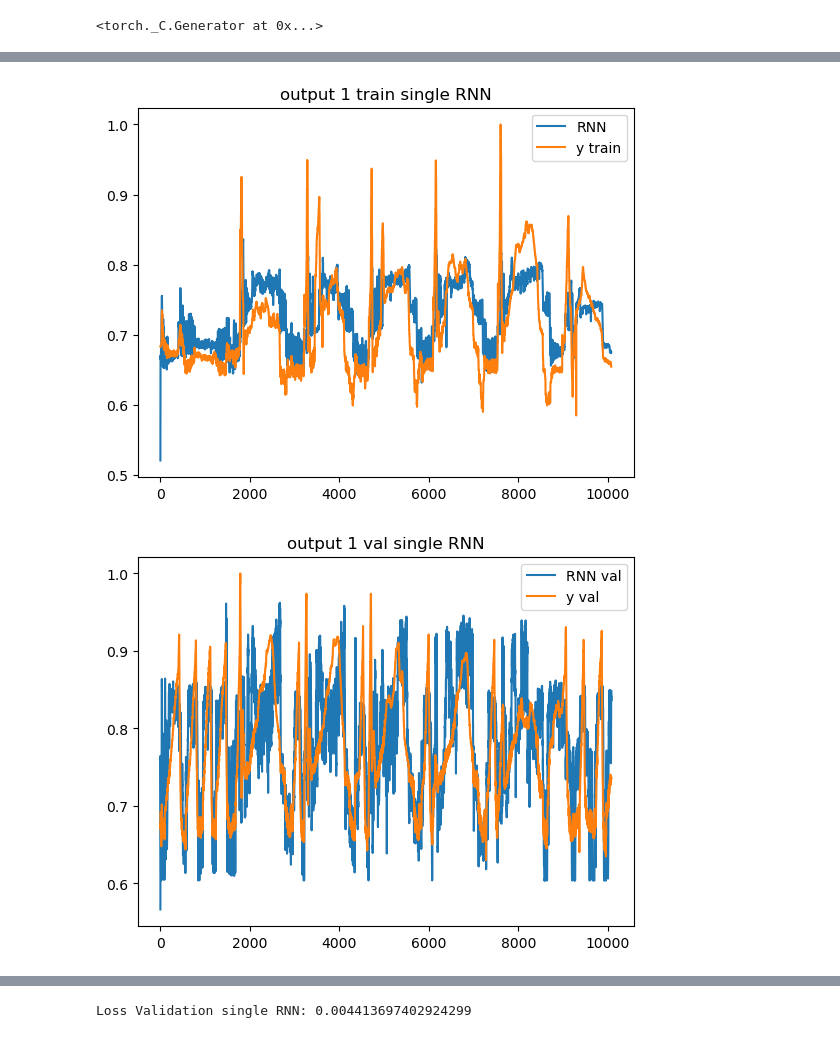
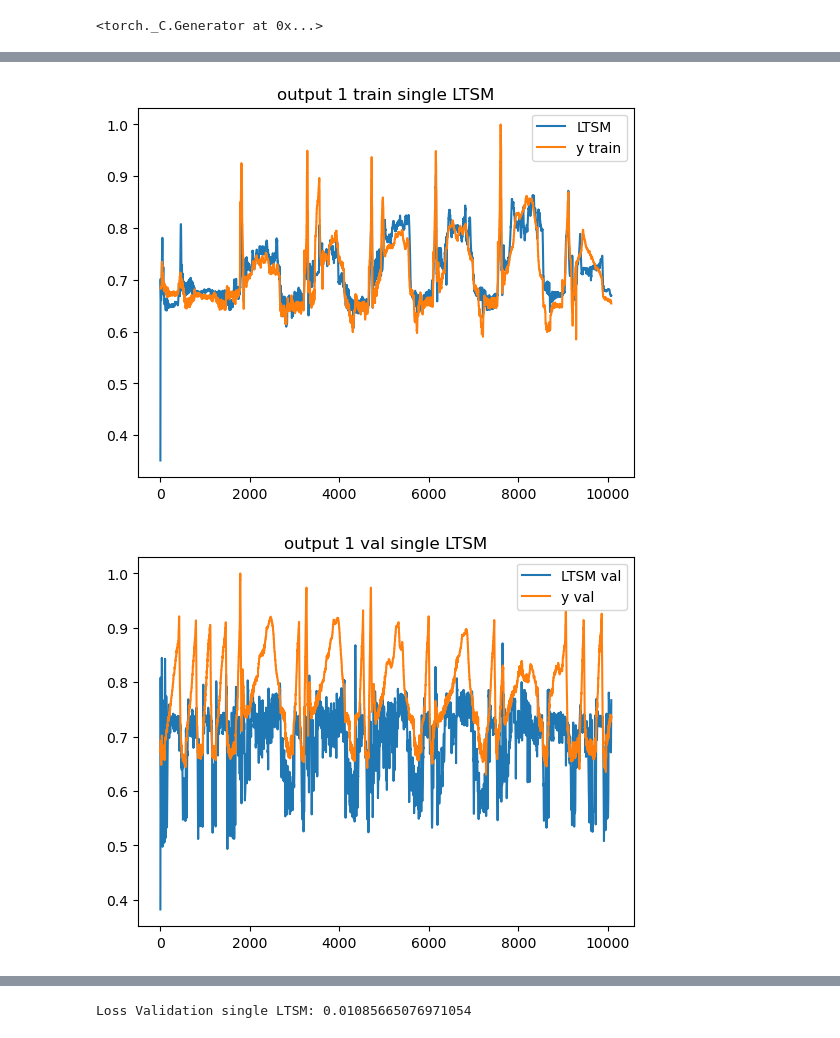
Before and after one commit to adepinel/SysID_RNN_modif, a Jupyter notebook: notebook1LTSM.ipynb, the cells around one changed output, grey strips where cells are left out. Drawn from its saved outputs; the diff is of its cells as text; code cells hidden in the pictures.

Commit message:
ok results (for train)

```diff
--- a/notebook1LTSM.ipynb
+++ b/notebook1LTSM.ipynb
@@ -48,6 +50,7 @@ for j in range(nExp):
     #inputActive = (torch.from_numpy(dExp[0, j]))
     u[j, :, :] = (torch.from_numpy(dExp[0, j]))
     y[j, :, :] = (torch.from_numpy(yExp[0, j]))
+    u[j, :, 4] = torch.from_numpy(signal.medfilt((u[j, :, 4]).numpy(), 15))
 
 # Set random seed for reproducibility
 seed = 1
@@ -83,20 +86,20 @@ for epoch in range(epochs):
     # Adjust learning rate at certain epochs
     if epoch == epochs - epochs / 2:
         learning_rate = 1.0e-3
-        optimizer = torch.optim.Adam(RNN.parameters(), lr=learning_rate)
+        optimizer = torch.optim.Adam(LTS.parameters(), lr=learning_rate)
     if epoch == epochs - epochs / 6:
         learning_rate = 1.0e-4
-        optimizer = torch.optim.Adam(RNN.parameters(), lr=learning_rate)
+        optimizer = torch.optim.Adam(LTS.parameters(), lr=learning_rate)
     optimizer.zero_grad()
     loss = 0
 
     # Get RNN output for training data
-    yRNN = RNN(u)
-    yRNN = torch.squeeze(yRNN)
+    yLTS = LTS(u)
+    yLTS = torch.squeeze(yLTS)
 
 
     # Calculate loss and backpropagate
-    loss = MSE(yRNN, y)
+    loss = MSE(yLTS, y)
     loss.backward()
     optimizer.step()
 
@@ -133,13 +136,14 @@ for j in range(nExp):
     inputActive = (torch.from_numpy(dExp_val[0, j]))
     uval[j, :, :] = torch.unsqueeze(inputActive[:,inputnumberD], 1)
     yval[j, :, :] = (torch.from_numpy(yExp_val[0, j]))
+    uval[j, :, 4] = torch.from_numpy(signal.medfilt((uval[j, :, 4]).numpy(), 15))
 
 # Get RNN output for validation data
-yRNN_val = RNN(uval)
-yRNN_val = yRNN_val.unsqueeze_(0)
+yLTS_val = LTS(uval)
+#yLTS_val = yLTS_val.unsqueeze_(0)
 
 # Calculate loss for validation data
-loss_val = MSE(yRNN_val, yval)
+loss_val = MSE(yLTS_val, yval)
 # %%
 # Plot loss over epochs
 plt.figure('8')
@@ -149,39 +153,39 @@ plt.show()
 
 # Plot output 1 for training data
 plt.figure('9')
-plt.plot(yRNN[0, :, 0].detach().numpy(), label='RNN')
+plt.plot(yLTS[0, :, 0].detach().numpy(), label='LTSM')
 plt.plot(y[0, :, 0].detach().numpy(), label='y train')
-plt.title("output 1 train single RNN")
+plt.title("output 1 train single LTSM")
 plt.legend()
 plt.show()
 
 # Plot output 1 for validation data
 plt.figure('10')
-plt.plot(yRNN_val[0, :, 0].detach().numpy(), label='RNN val')
+plt.plot(yLTS_val[0, :, 0].detach().numpy(), label='LTSM val')
 plt.plot(yval[0, :, 0].detach().numpy(), label='y val')
-plt.title("output 1 val single RNN")
+plt.title("output 1 val single LTSM")
 plt.legend()
 plt.show()
 
 # Plot output 2 for training data
 plt.figure('11')
-plt.plot(yRNN[0, :, 1].detach().numpy(), label='RNN')
+plt.plot(yLTS[0, :, 1].detach().numpy(), label='LTSM')
 plt.plot(y[0, :, 1].detach().numpy(), label='y train')
-plt.title("output 2 train single RNN")
+plt.title("output 2 train single LTSM")
 plt.legend()
 plt.show()
 
 # Plot output 2 for validation data
 plt.figure('12')
-plt.plot(yRNN_val[0, :, 1].detach().numpy(), label='RNN val')
+plt.plot(yLTS_val[0, :, 1].detach().numpy(), label='LTSM val')
 plt.plot(yval[0, :, 1].detach().numpy(), label='y val')
-plt.title("output 2 val single REN")
+plt.title("output 2 val single LTSM")
 plt.legend()
 plt.show()
 
 # Save RNN output and validation data to file
-scipy.io.savemat('data_singleRNN_sysID.mat', dict(yRENm_val=yRNN_val.detach().numpy(), yval=yval.detach().numpy()))
+scipy.io.savemat('data_singleRNN_sysID_LTSM.mat', dict(yLTSm_val=yLTS_val.detach().numpy(), yval=yval.detach().numpy()))
 
 # Print validation loss
-print(f"Loss Validation single RNN: {loss_val}")
+print(f"Loss Validation single LTSM: {loss_val}")
 # %% [output]
@@ -189,2 +193,2 @@ print(f"Loss Validation single RNN: {loss_val}")
-[figure, old version]
+[figure, new version]
-[figure, old version]
+[figure, new version]
@@ -193 +197 @@ print(f"Loss Validation single RNN: {loss_val}")
-Loss Validation single RNN: 0.004413697402924299
+Loss Validation single LTSM: 0.01085665076971054
```
Also changed, not shown: parts of 4 cells of this notebook, 13 other files.
